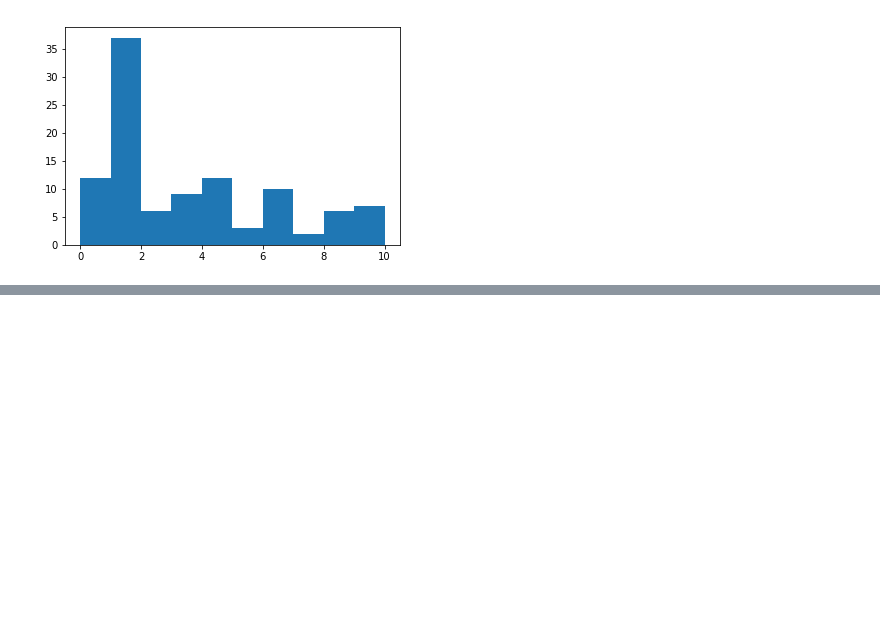
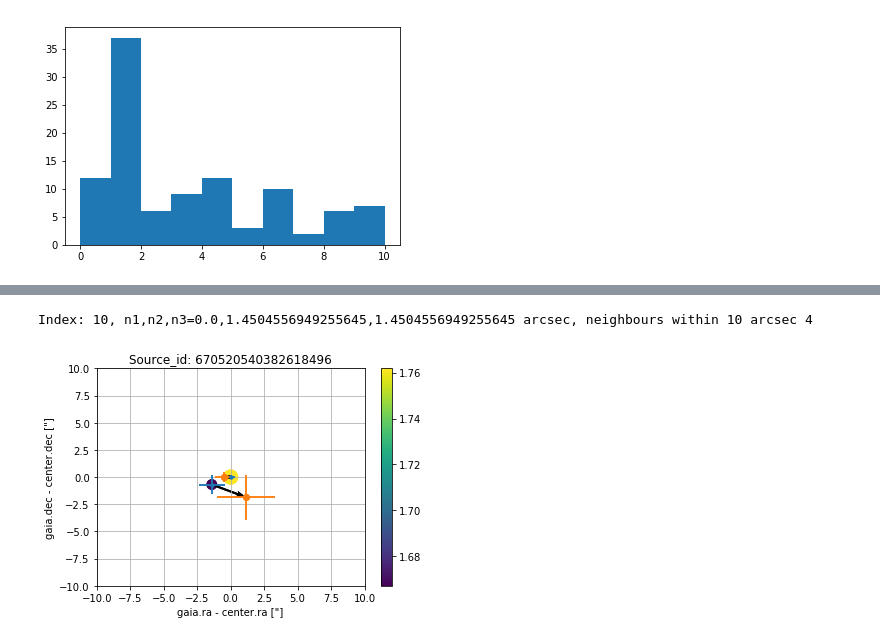
Before and after one commit to ivvv/MIsc, a Jupyter notebook: Lensed QSO DR2.ipynb, the cells around one changed output, grey strips where cells are left out. Cells and saved outputs as stored; diff of their text form; code cells hidden in the pictures; blank space fills up the shorter version.

```diff
--- a/Lensed QSO DR2.ipynb
+++ b/Lensed QSO DR2.ipynb
@@ -211,0 +204,48 @@ Table masked=True length=50
+# %%
+#
+# plotting functions from Alex, with some modifications
+#
+def getLQSO(catalog,center,r=10):
+    #
+    # catalog is SkyCoordinates object produced earlier
+    # (ra_c,dec_c) is a list with ra and dec of the centre in degrees
+    # r is the serach radius in arcsec, default 10"
+    #
+    # return index array of the neighbours within r arcsec, same size as catalog
+    #
+    scalarc = SkyCoord(center['ra']*u.deg, center['dec']*u.deg)
+    d2d = scalarc.separation(catalog)
+    mmask = d2d.value < r/3600.0
+    return np.where(mmask)[0]
+
+def plotGaiaLense(full_cat,catalog,center,r=(-10,10),pm=True):
+    indx = getLQSO(catalog,center)
+    d = full_cat[indx].to_pandas()
+    #d = getLQSO(dd,center)
+    scale = u.arcsecond.to(u.deg)
+    x = (d.ra-center['ra'])/scale
+    y = (d.dec-center['dec'])/scale
+    plt.errorbar(x,y,xerr=d.ra_error, yerr=d.dec_error,fmt='.')
+    plt.scatter(x,y,s=100*np.exp(20-d.phot_g_mean_mag),c=d.astrometric_pseudo_colour)
+    plt.colorbar()
+    if pm :
+        vx = d.pmra
+        vy = d.pmdec
+        plt.quiver(x,y, vx, vy, angles='xy', scale_units='xy', scale=1)
+        plt.errorbar(x+vx,y+vy,xerr=d.pmra_error, yerr=d.pmdec_error,fmt='o')
+    plt.grid()
+    plt.xlabel("gaia.ra - center.ra [\"]")
+    plt.ylabel("gaia.dec - center.dec [\"]")
+    plt.title("Source_id: {}".format(center['source_id']))
+    plt.xlim(r)
+    plt.ylim(r)
+# %%
+iqqq = np.random.choice(len(ilimit))
+center = tout[iqqq]
+iq = getLQSO(catalog,center)
+print ("Index: {}, n1,n2,n3={},{},{} arcsec, neighbours within 10 arcsec {}".format(iqqq,tout['n1'][iqqq], tout['n2'][iqqq], tout['n3'][iqqq],len(iq)))
+#
+plotGaiaLense(t,catalog,center)
+# %% [output]
+Index: 10, n1,n2,n3=0.0,1.4504556949255645,1.4504556949255645 arcsec, neighbours within 10 arcsec 4
+[figure, added]
```
Also changed, not shown: parts of 12 cells of this notebook.
